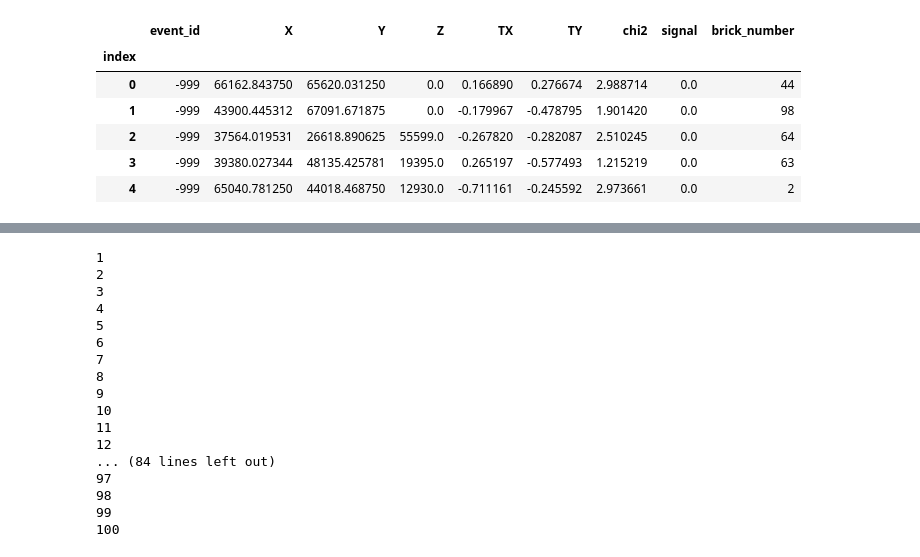
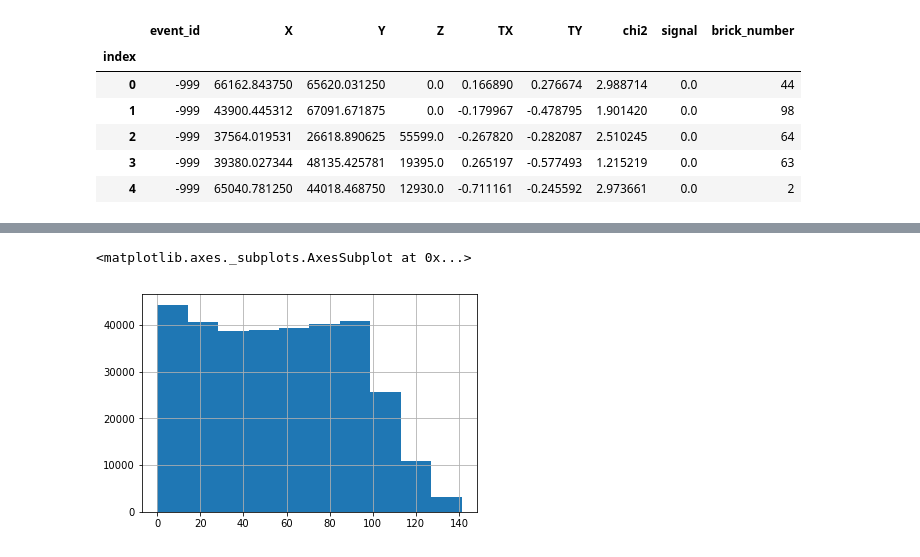
Before and after one commit to PhySci/darkMatter, a Jupyter notebook: first.ipynb, the cells around one changed output, grey strips where cells are left out. Cells and saved outputs as stored; diff of their text form; code cells hidden in the pictures.

```diff
--- a/first.ipynb
+++ b/first.ipynb
@@ -125,3 +55,0 @@ Wall time: 7.87 µs
-# %%
-for layerId in c[0:-1]:
-    print layerId
@@ -146,21 +56,42 @@ for layerId in c[0:-1]:
-# %%
-for brickId, brick in train.groupby('brick_number'):
-    print brickId
-# %% [output]
-1
-2
-3
-4
-5
-6
-7
-8
-9
-10
-11
-12
-... (84 lines left out)
-97
-98
-99
-100
+# %%
+finalArr = np.ones([0,10])
+
+dx  = 100 # estimation of error along OX axis
+dy  = 100 # estimation of error along OY axis
+dtx = 0.2
+dty = 0.2
+
+for brickId, brick in train.groupby('brick_number'):
+    print brickId
+
+    # create dictionaries
+    zPos = np.sort(brick.Z.unique())
+    zPosDict = dict(enumerate(zPos)) # dictionary of positions (layerNumber => position)
+    zDiffDict = dict(enumerate(np.diff(zPos))) # dictionaru of distances (layerNumber => distance to the next layer)
+    layerDict = {v: k for k, v in zPosDict.iteritems() } # dictionary of layer number (position => layerNumber)
+
+    # add extra feature - layer number
+    brick = brick.assign(layerId = brick.Z.map(layerDict))
+
+
+    ## name of colums
+    cols = ['index', 'X', 'Y', 'TX', 'TY', 'signal', 'r', 'da', 'db', 'parent']
+
+    for layerId in np.sort(brick.layerId.unique())[0:-1]:
+        dz = zDiffDict.get(layerId)
+
+        layer0 = brick.query('layerId == @layerId')
+        layer1 = brick.query('layerId == @layerId+1')
+        arr = getTracks(layer0,layer1,dx,dy,dtx,dty,dz)
+        finalArr = np.vstack([finalArr,arr])
+
+fdf = pd.DataFrame(finalArr,columns=cols)
+# %%
+fdf = pd.DataFrame(finalArr,columns=cols)
+fdf.set_index('index',inplace=True)
+fdf.head()
+# %%
+fdf.r.hist()
+# %% [output]
+<matplotlib.axes._subplots.AxesSubplot at 0x...>
+[figure, added]
```
Also changed, not shown: parts of 16 cells of this notebook.
